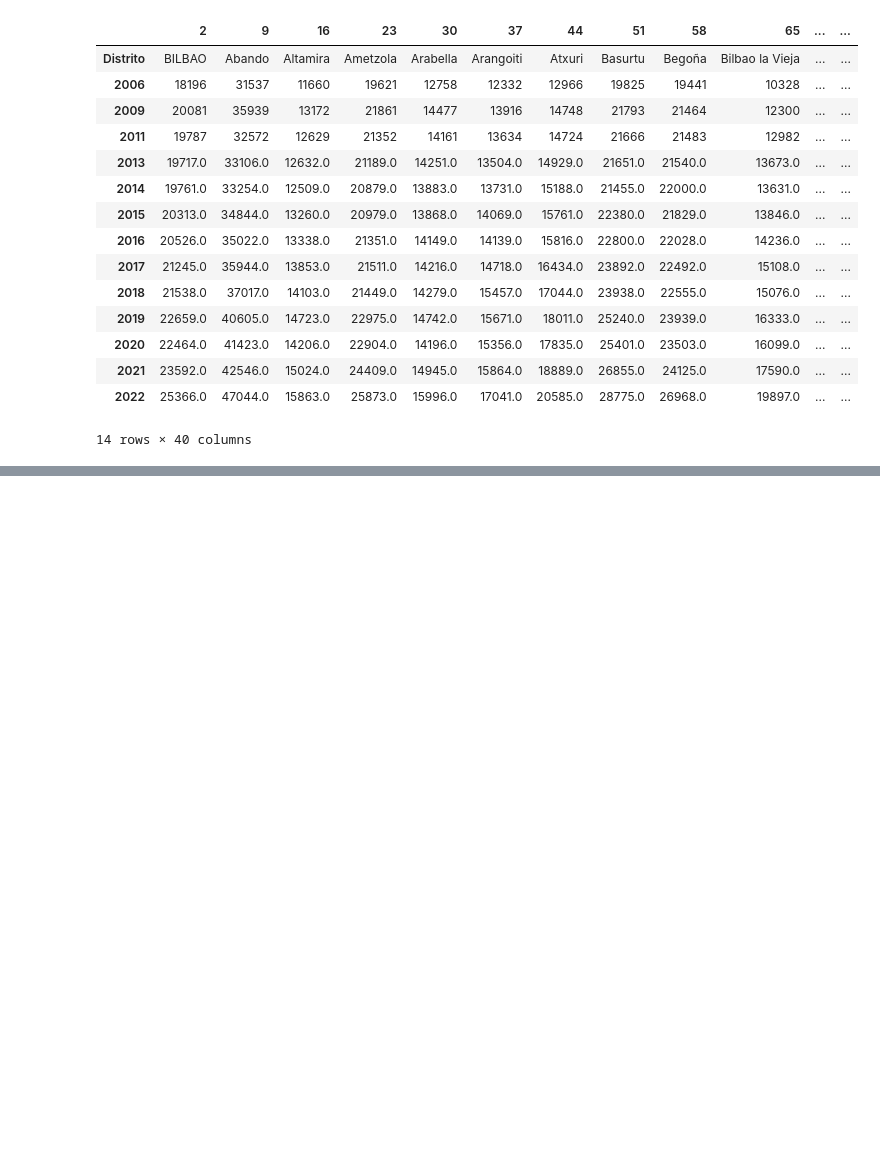
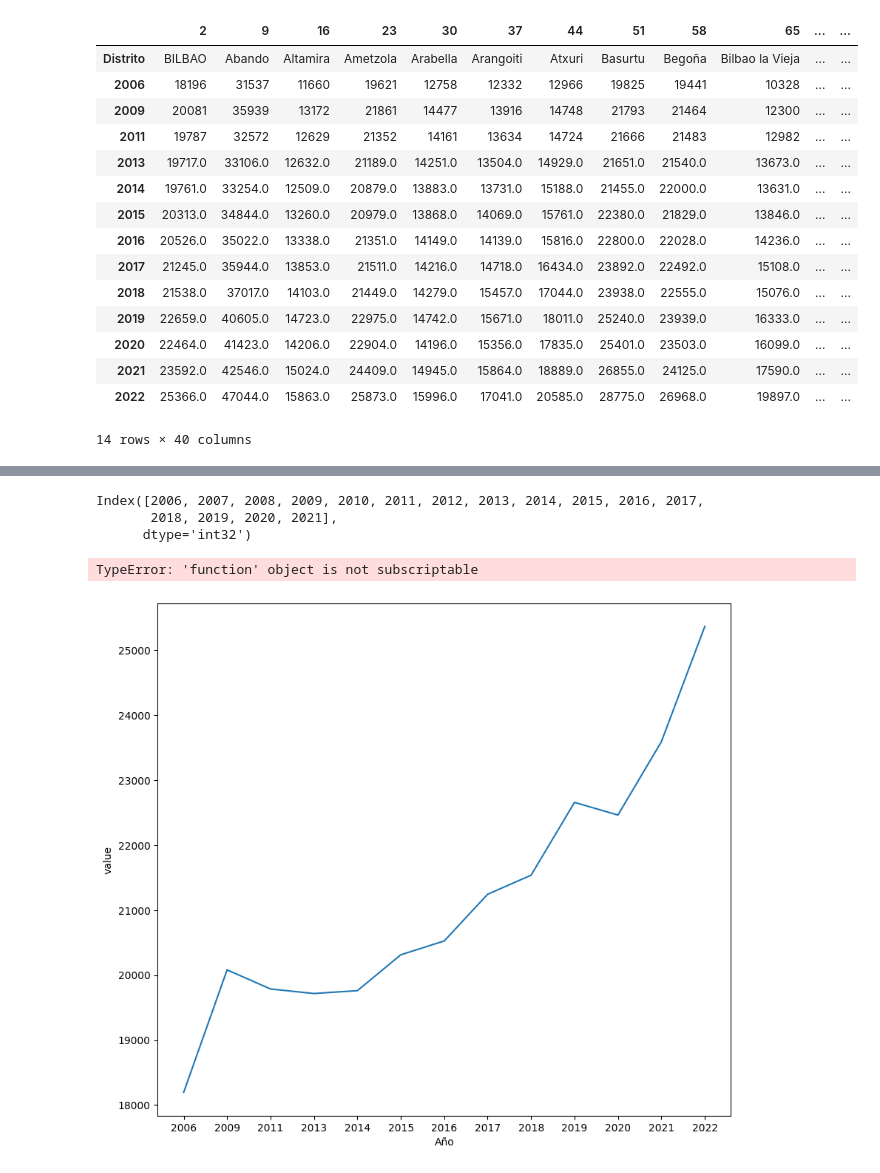
Before and after one commit to PacoFletcher/EDA, a Jupyter notebook: Rentas distritos Bilbao.ipynb, the cells around one changed output, grey strips where cells are left out. Drawn from its saved outputs; the diff is of its cells as text; code cells hidden in the pictures; blank space fills up the shorter version.

```diff
--- a/Rentas distritos Bilbao.ipynb
+++ b/Rentas distritos Bilbao.ipynb
@@ -392,0 +424,3 @@ bilbao_general.T
+# %%
+bilbao_melted = bilbao_general.melt(id_vars="Distrito", value_vars = bilbao_general.columns[1:], var_name="Año")
+bilbao_melted
@@ -392,0 +441,14 @@ bilbao_general.T
+# %%
+x = pd.date_range("2006","2022",freq="YE").year
+x
+# %% [output]
+Index([2006, 2007, 2008, 2009, 2010, 2011, 2012, 2013, 2014, 2015, 2016, 2017,
+       2018, 2019, 2020, 2021],
+      dtype='int32')
+# %%
+plt.figure(figsize=(10,9))
+sns.lineplot(data = bilbao_melted[bilbao_melted["Distrito"] == "BILBAO"], x = "Año", y = "value")
+plt.xticks[x];
+# %% [output]
+TypeError: 'function' object is not subscriptable
+[figure, added]
```
Also changed, not shown: parts of 7 cells of this notebook, 2 other files.
